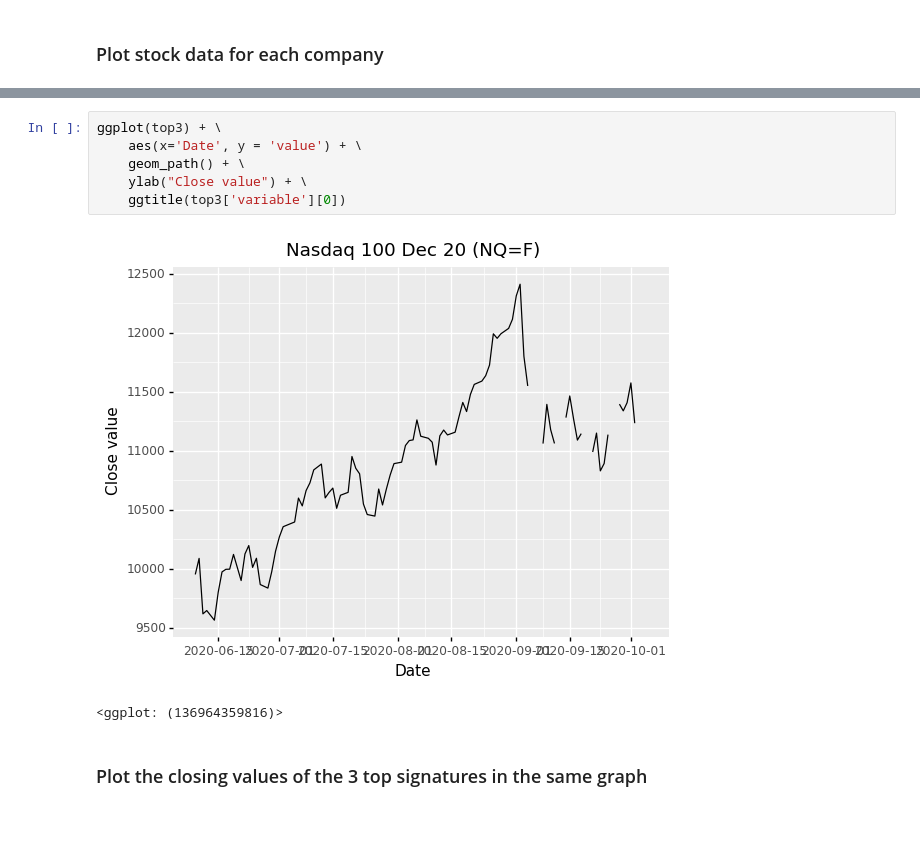
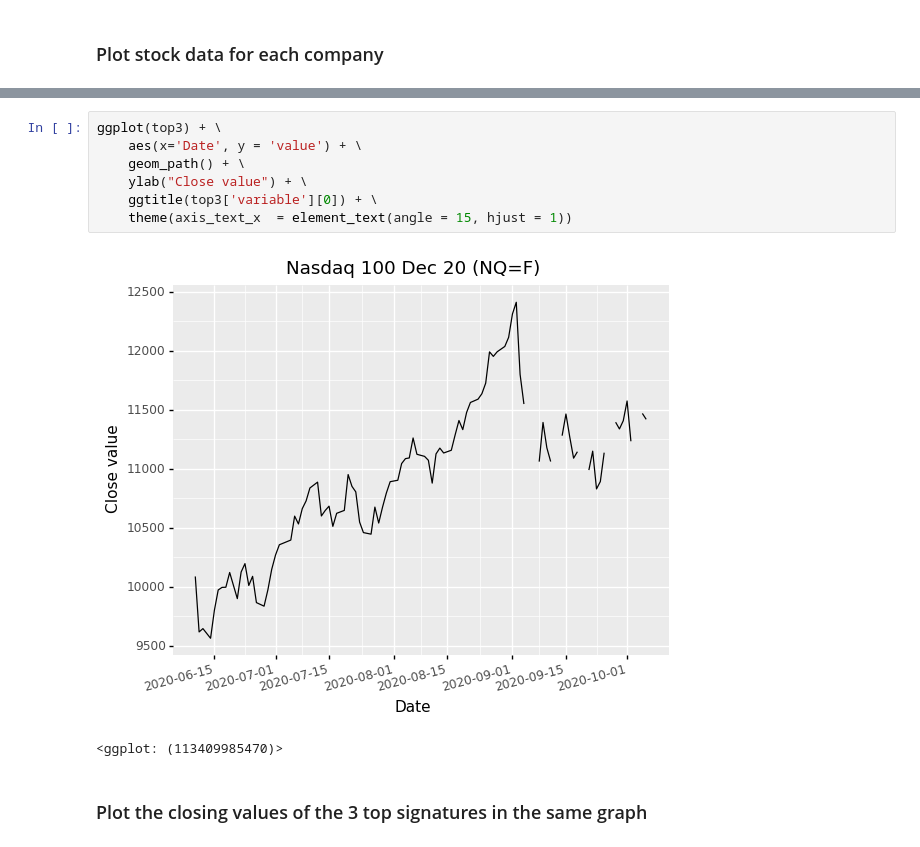
Before and after one commit to Gares95/WebScraper, a Jupyter notebook: main.ipynb, the cells around one changed output, grey strips where cells are left out. Saved outputs shown, nothing was run; the diff lists cells and outputs as text.

```diff
--- a/main.ipynb
+++ b/main.ipynb
@@ -59,12 +61,13 @@ ggplot(top2) + \
 # %%
 ggplot(top3) + \
     aes(x='Date', y = 'value') + \
     geom_path() + \
     ylab("Close value") + \
-    ggtitle(top3['variable'][0])
+    ggtitle(top3['variable'][0]) + \
+    theme(axis_text_x  = element_text(angle = 15, hjust = 1))
 # %% [output]
-[figure, old version]
+[figure, new version]
-<ggplot: (136964359816)>
+<ggplot: (113409985470)>
 # %% [markdown]
 ### Plot the closing values of the 3 top signatures in the same graph
 # %%
```
Also changed, not shown: parts of 3 cells of this notebook.
